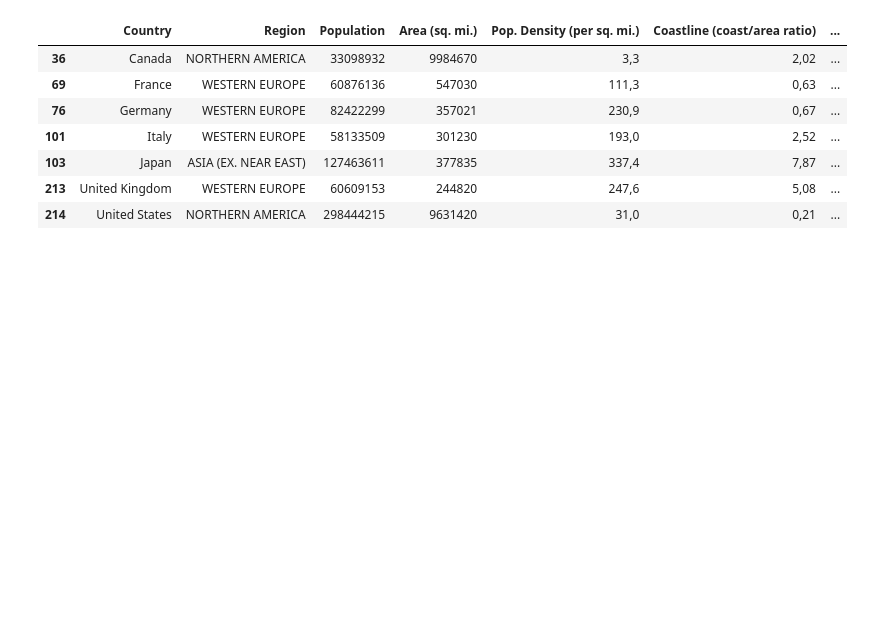
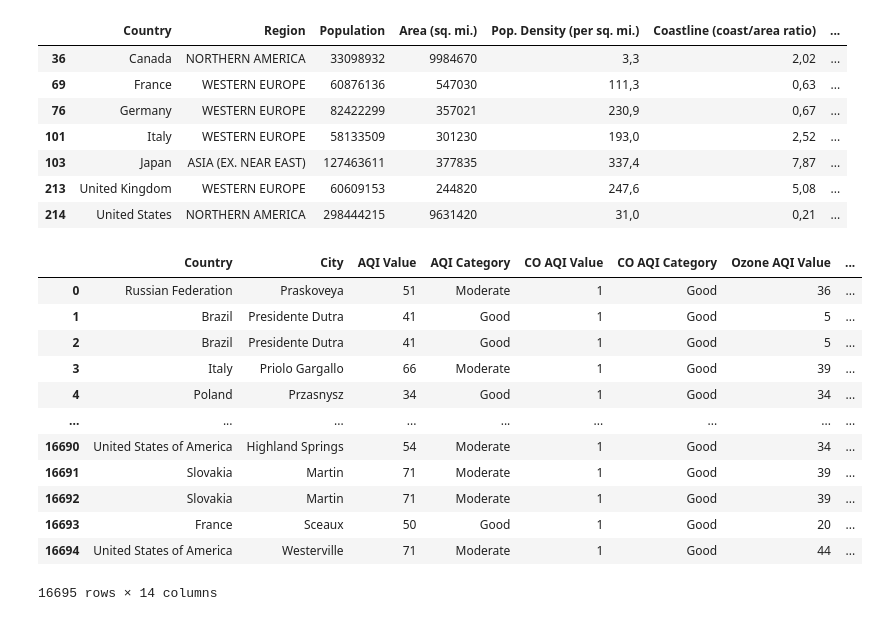
Before and after one commit to cmswart/project-3, a Jupyter notebook: countries.ipynb, the cells around one changed output. Cells and saved outputs as stored; diff of their text form; code cells hidden in the pictures; blank space fills up the shorter version.

```diff
--- a/countries.ipynb
+++ b/countries.ipynb
@@ -37,3 +64,23 @@ countries_df[filtered_one_df]
 | 103 | Japan | ASIA (EX. NEAR EAST) | 127463611 | 377835 | 337,4 | 7,87 | ... |
 | 213 | United Kingdom | WESTERN EUROPE | 60609153 | 244820 | 247,6 | 5,08 | ... |
 | 214 | United States | NORTHERN AMERICA | 298444215 | 9631420 | 31,0 | 0,21 | ... |
+# %%
+# Load the CSV file into a Pandas DataFrame
+aqi_data_df = pd.read_csv("AQI_data.csv")
+
+# Display sample data
+aqi_data_df
+# %% [output]
+|  | Country | City | AQI Value | AQI Category | CO AQI Value | CO AQI Category | Ozone AQI Value | ... |
+| 0 | Russian Federation | Praskoveya | 51 | Moderate | 1 | Good | 36 | ... |
+| 1 | Brazil | Presidente Dutra | 41 | Good | 1 | Good | 5 | ... |
+| 2 | Brazil | Presidente Dutra | 41 | Good | 1 | Good | 5 | ... |
+| 3 | Italy | Priolo Gargallo | 66 | Moderate | 1 | Good | 39 | ... |
+| 4 | Poland | Przasnysz | 34 | Good | 1 | Good | 34 | ... |
+| ... | ... | ... | ... | ... | ... | ... | ... | ... |
+| 16690 | United States of America | Highland Springs | 54 | Moderate | 1 | Good | 34 | ... |
+| 16691 | Slovakia | Martin | 71 | Moderate | 1 | Good | 39 | ... |
+| 16692 | Slovakia | Martin | 71 | Moderate | 1 | Good | 39 | ... |
+| 16693 | France | Sceaux | 50 | Good | 1 | Good | 20 | ... |
+| 16694 | United States of America | Westerville | 71 | Moderate | 1 | Good | 44 | ... |
+16695 rows × 14 columns
```
Also changed, not shown: parts of 4 cells of this notebook.
